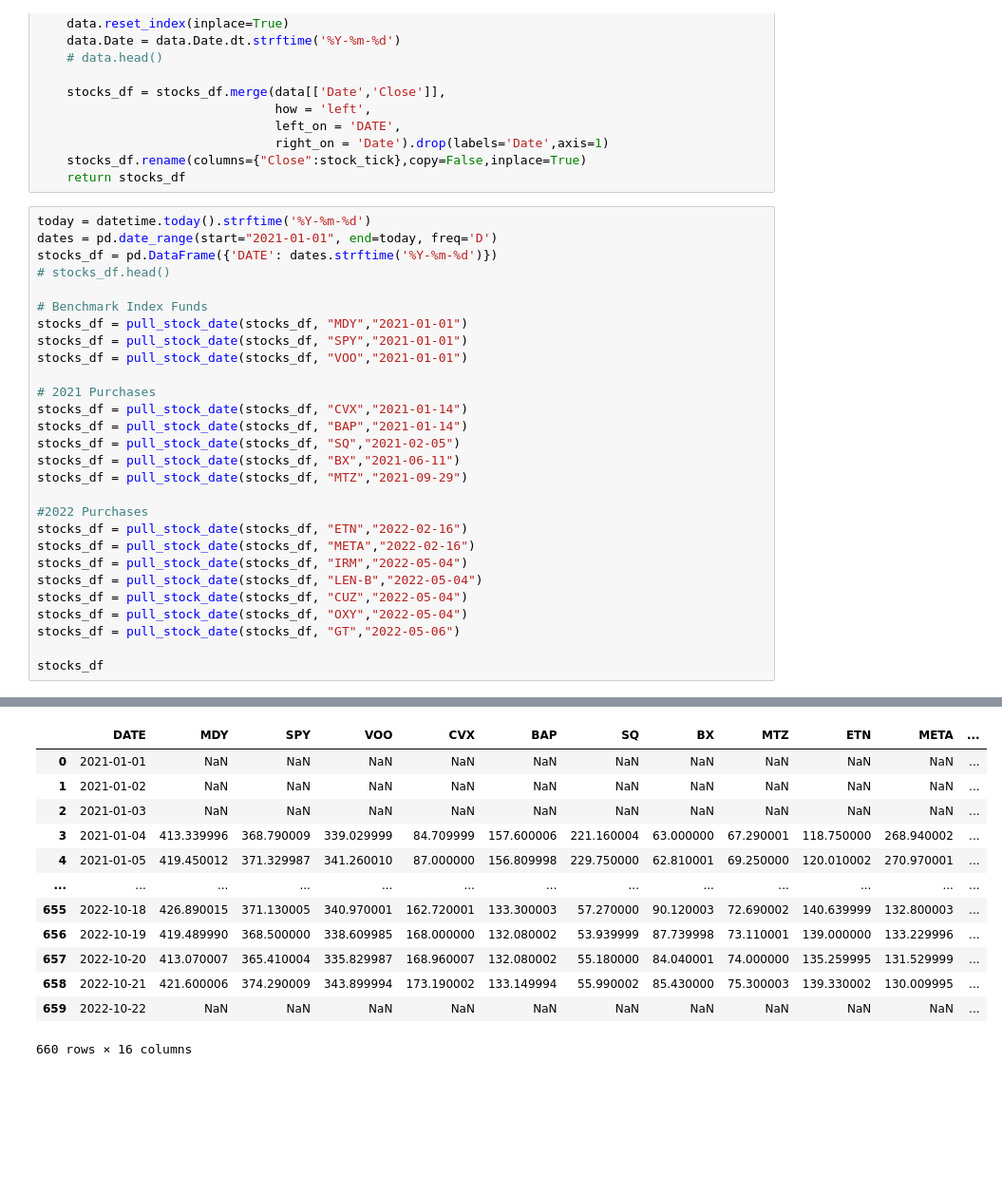
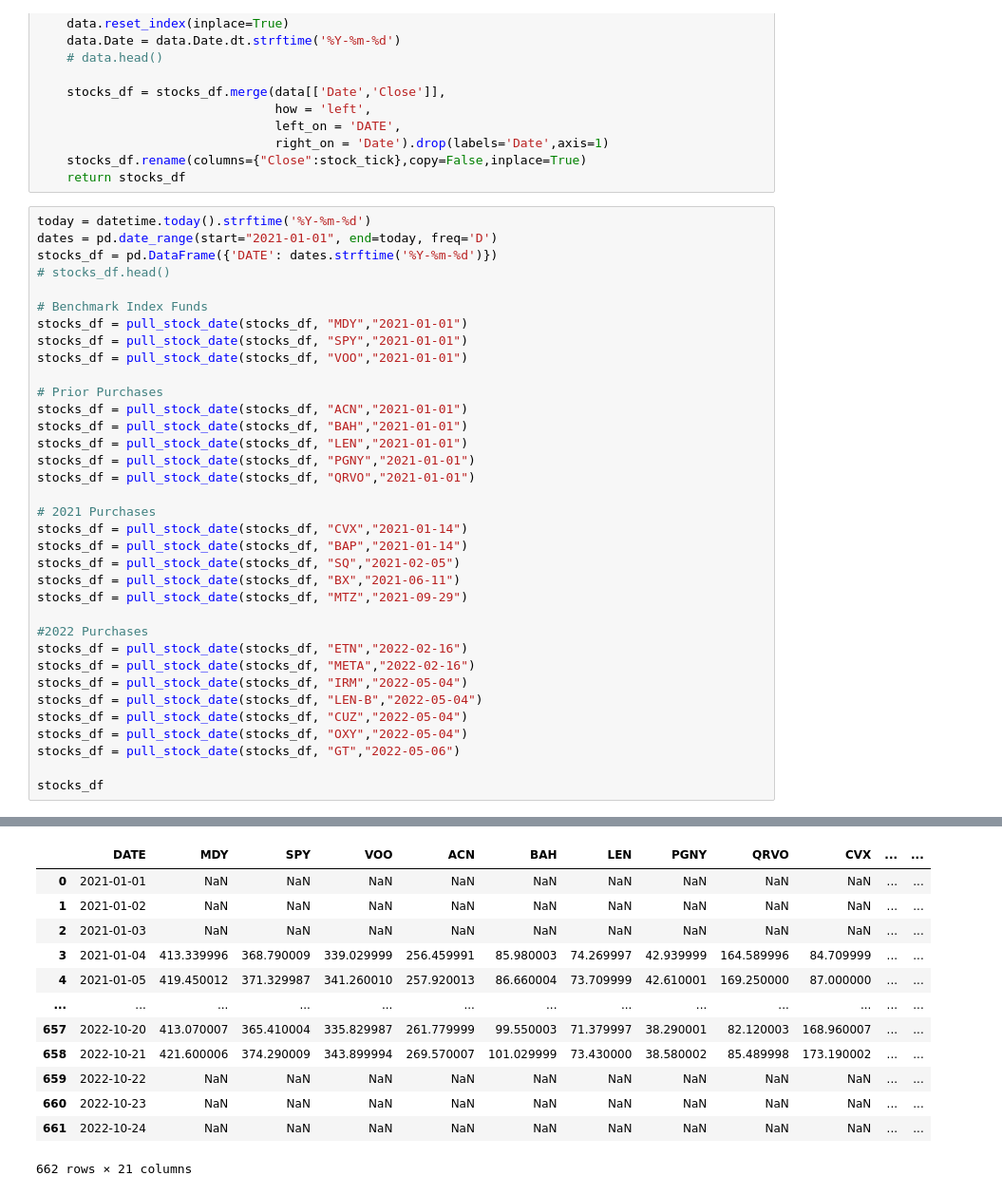
Before and after one commit to jforbes7/defperf, a Jupyter notebook: portfolio-performance.ipynb, the cells around one changed output, grey strips where cells are left out. Shown at 95% size. Cells and saved outputs as stored; diff of their text form; blank space fills up the shorter version.

```diff
--- a/portfolio-performance.ipynb
+++ b/portfolio-performance.ipynb
@@ -29,6 +29,13 @@ stocks_df = pd.DataFrame({'DATE': dates.strftime('%Y-%m-%d')})
 stocks_df = pull_stock_date(stocks_df, "MDY","2021-01-01")
 stocks_df = pull_stock_date(stocks_df, "SPY","2021-01-01")
 stocks_df = pull_stock_date(stocks_df, "VOO","2021-01-01")
+
+# Prior Purchases
+stocks_df = pull_stock_date(stocks_df, "ACN","2021-01-01")
+stocks_df = pull_stock_date(stocks_df, "BAH","2021-01-01")
+stocks_df = pull_stock_date(stocks_df, "LEN","2021-01-01")
+stocks_df = pull_stock_date(stocks_df, "PGNY","2021-01-01")
+stocks_df = pull_stock_date(stocks_df, "QRVO","2021-01-01")
 
 # 2021 Purchases
 stocks_df = pull_stock_date(stocks_df, "CVX","2021-01-14")
@@ -66,14 +78,14 @@ stocks_df
-|  | DATE | MDY | SPY | VOO | CVX | BAP | SQ | BX | MTZ | ETN | META | ... |
-| 0 | 2021-01-01 | NaN | NaN | NaN | NaN | NaN | NaN | NaN | NaN | NaN | NaN | ... |
-| 1 | 2021-01-02 | NaN | NaN | NaN | NaN | NaN | NaN | NaN | NaN | NaN | NaN | ... |
-| 2 | 2021-01-03 | NaN | NaN | NaN | NaN | NaN | NaN | NaN | NaN | NaN | NaN | ... |
-| 3 | 2021-01-04 | 413.339996 | 368.790009 | 339.029999 | 84.709999 | 157.600006 | 221.160004 | 63.000000 | 67.290001 | 118.750000 | 268.940002 | ... |
-| 4 | 2021-01-05 | 419.450012 | 371.329987 | 341.260010 | 87.000000 | 156.809998 | 229.750000 | 62.810001 | 69.250000 | 120.010002 | 270.970001 | ... |
+|  | DATE | MDY | SPY | VOO | ACN | BAH | LEN | PGNY | QRVO | CVX | ... | ... |
+| 0 | 2021-01-01 | NaN | NaN | NaN | NaN | NaN | NaN | NaN | NaN | NaN | ... | ... |
+| 1 | 2021-01-02 | NaN | NaN | NaN | NaN | NaN | NaN | NaN | NaN | NaN | ... | ... |
+| 2 | 2021-01-03 | NaN | NaN | NaN | NaN | NaN | NaN | NaN | NaN | NaN | ... | ... |
+| 3 | 2021-01-04 | 413.339996 | 368.790009 | 339.029999 | 256.459991 | 85.980003 | 74.269997 | 42.939999 | 164.589996 | 84.709999 | ... | ... |
+| 4 | 2021-01-05 | 419.450012 | 371.329987 | 341.260010 | 257.920013 | 86.660004 | 73.709999 | 42.610001 | 169.250000 | 87.000000 | ... | ... |
 | ... | ... | ... | ... | ... | ... | ... | ... | ... | ... | ... | ... | ... |
-| 655 | 2022-10-18 | 426.890015 | 371.130005 | 340.970001 | 162.720001 | 133.300003 | 57.270000 | 90.120003 | 72.690002 | 140.639999 | 132.800003 | ... |
-| 656 | 2022-10-19 | 419.489990 | 368.500000 | 338.609985 | 168.000000 | 132.080002 | 53.939999 | 87.739998 | 73.110001 | 139.000000 | 133.229996 | ... |
-| 657 | 2022-10-20 | 413.070007 | 365.410004 | 335.829987 | 168.960007 | 132.080002 | 55.180000 | 84.040001 | 74.000000 | 135.259995 | 131.529999 | ... |
-| 658 | 2022-10-21 | 421.600006 | 374.290009 | 343.899994 | 173.190002 | 133.149994 | 55.990002 | 85.430000 | 75.300003 | 139.330002 | 130.009995 | ... |
-| 659 | 2022-10-22 | NaN | NaN | NaN | NaN | NaN | NaN | NaN | NaN | NaN | NaN | ... |
+| 657 | 2022-10-20 | 413.070007 | 365.410004 | 335.829987 | 261.779999 | 99.550003 | 71.379997 | 38.290001 | 82.120003 | 168.960007 | ... | ... |
+| 658 | 2022-10-21 | 421.600006 | 374.290009 | 343.899994 | 269.570007 | 101.029999 | 73.430000 | 38.580002 | 85.489998 | 173.190002 | ... | ... |
+| 659 | 2022-10-22 | NaN | NaN | NaN | NaN | NaN | NaN | NaN | NaN | NaN | ... | ... |
+| 660 | 2022-10-23 | NaN | NaN | NaN | NaN | NaN | NaN | NaN | NaN | NaN | ... | ... |
+| 661 | 2022-10-24 | NaN | NaN | NaN | NaN | NaN | NaN | NaN | NaN | NaN | ... | ... |
-660 rows × 16 columns
+662 rows × 21 columns
 # %%
```
Also changed, not shown: parts of 8 cells of this notebook.
